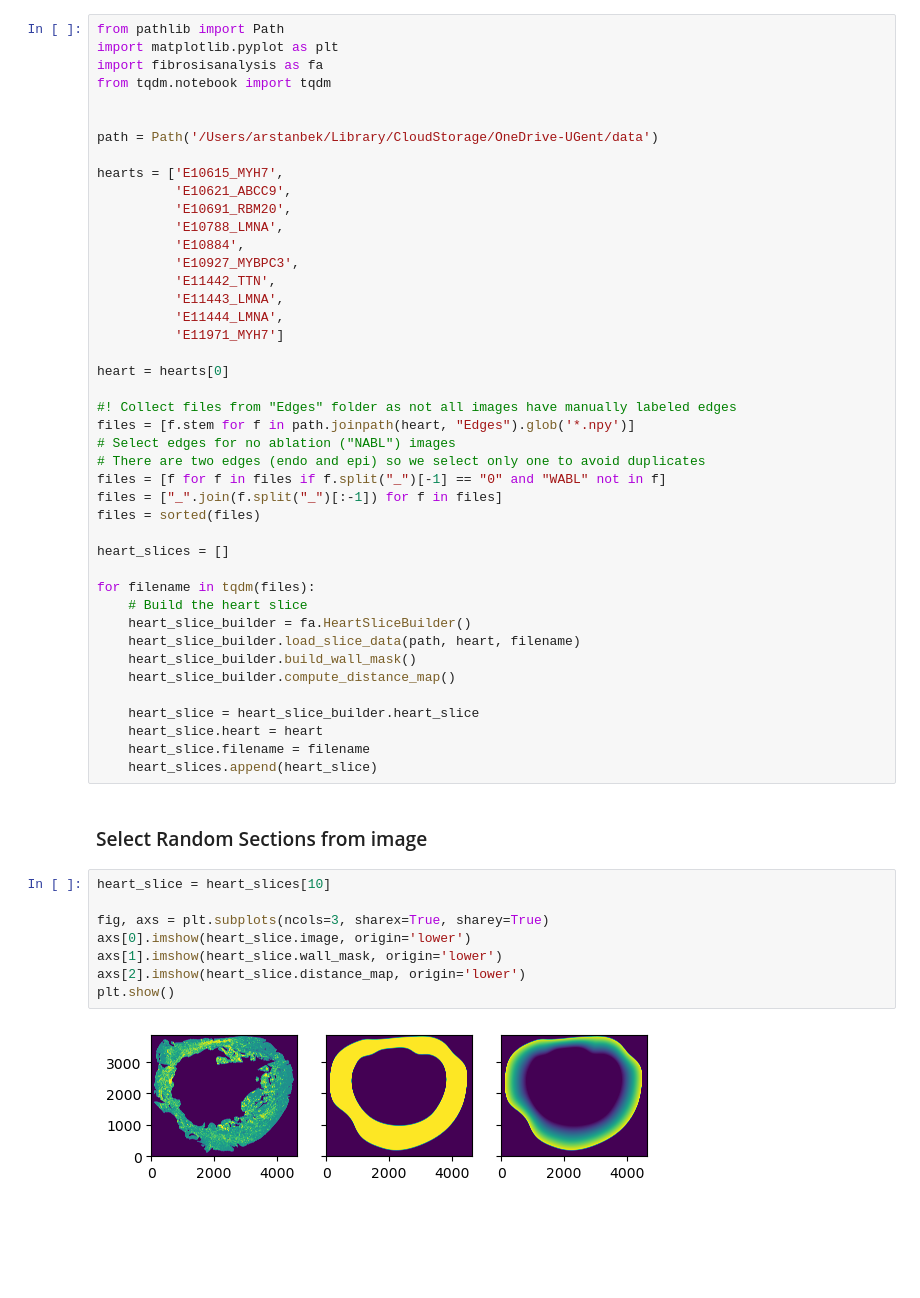
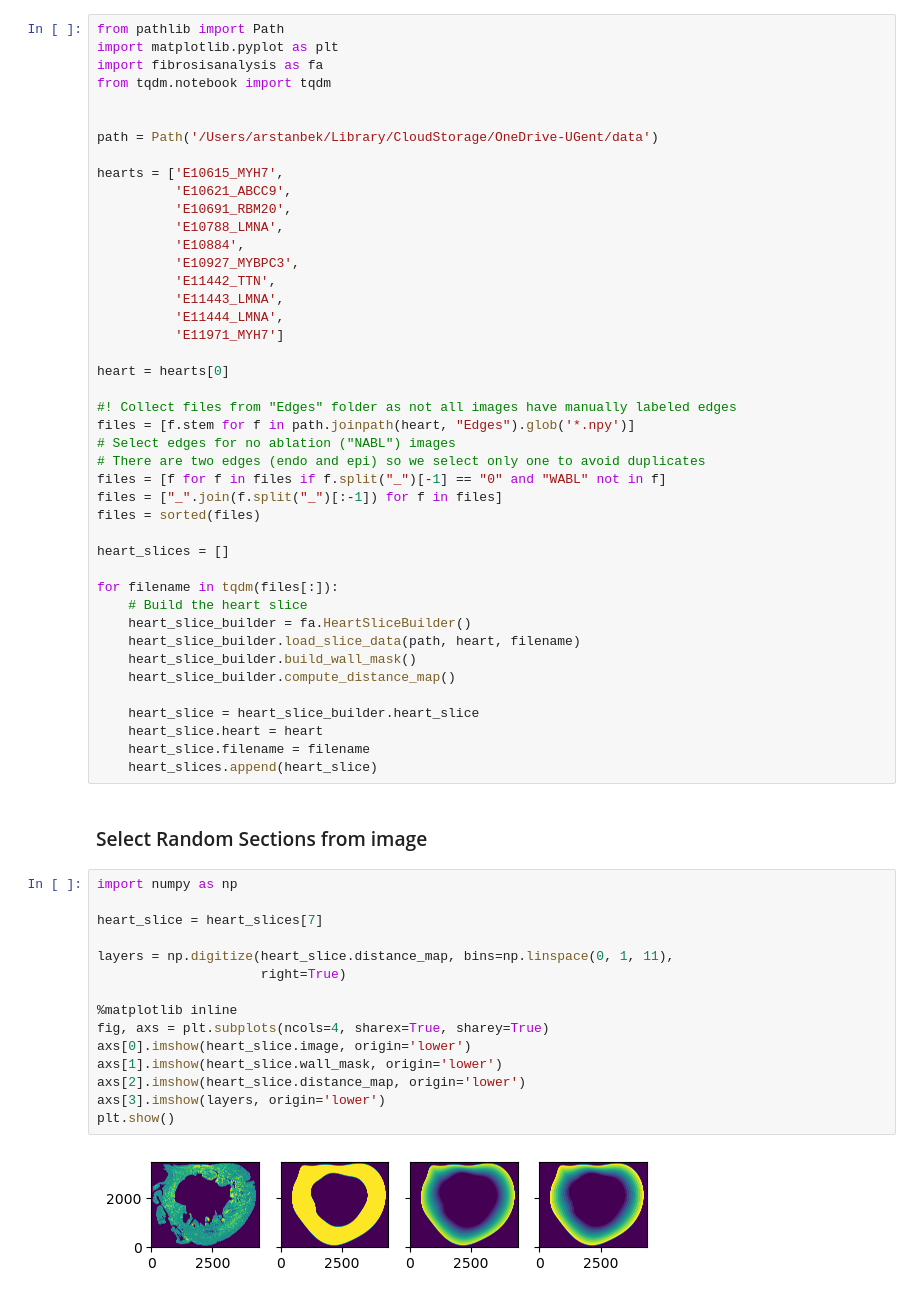
Before and after one commit to AOkenov/FibrosisAnalysis, a Jupyter notebook: examples/notebooks/EndoEpiDistance.ipynb, the cells around one changed output. Cells and saved outputs as stored; diff of their text form; blank space fills up the shorter version.

```diff
--- a/examples/notebooks/EndoEpiDistance.ipynb
+++ b/examples/notebooks/EndoEpiDistance.ipynb
@@ -41,7 +41,7 @@ files = sorted(files)
 
 heart_slices = []
 
-for filename in tqdm(files):
+for filename in tqdm(files[:]):
     # Build the heart slice
     heart_slice_builder = fa.HeartSliceBuilder()
     heart_slice_builder.load_slice_data(path, heart, filename)
@@ -55,12 +55,19 @@ for filename in tqdm(files):
 # %% [markdown]
 ### Select Random Sections from image
 # %%
-heart_slice = heart_slices[10]
+import numpy as np
 
-fig, axs = plt.subplots(ncols=3, sharex=True, sharey=True)
+heart_slice = heart_slices[7]
+
+layers = np.digitize(heart_slice.distance_map, bins=np.linspace(0, 1, 11),
+                     right=True)
+
+%matplotlib inline
+fig, axs = plt.subplots(ncols=4, sharex=True, sharey=True)
 axs[0].imshow(heart_slice.image, origin='lower')
 axs[1].imshow(heart_slice.wall_mask, origin='lower')
 axs[2].imshow(heart_slice.distance_map, origin='lower')
+axs[3].imshow(layers, origin='lower')
 plt.show()
 # %% [output]
-[figure, old version]
+[figure, new version]
```
Also changed, not shown: parts of 2 cells of this notebook, 3 other files.
